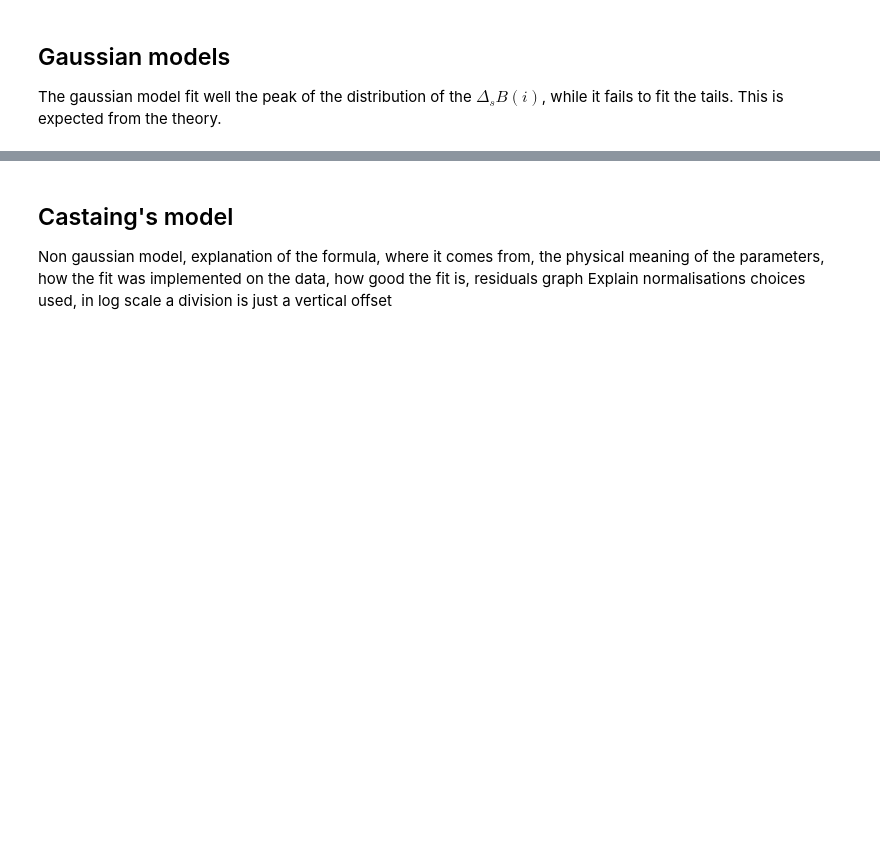
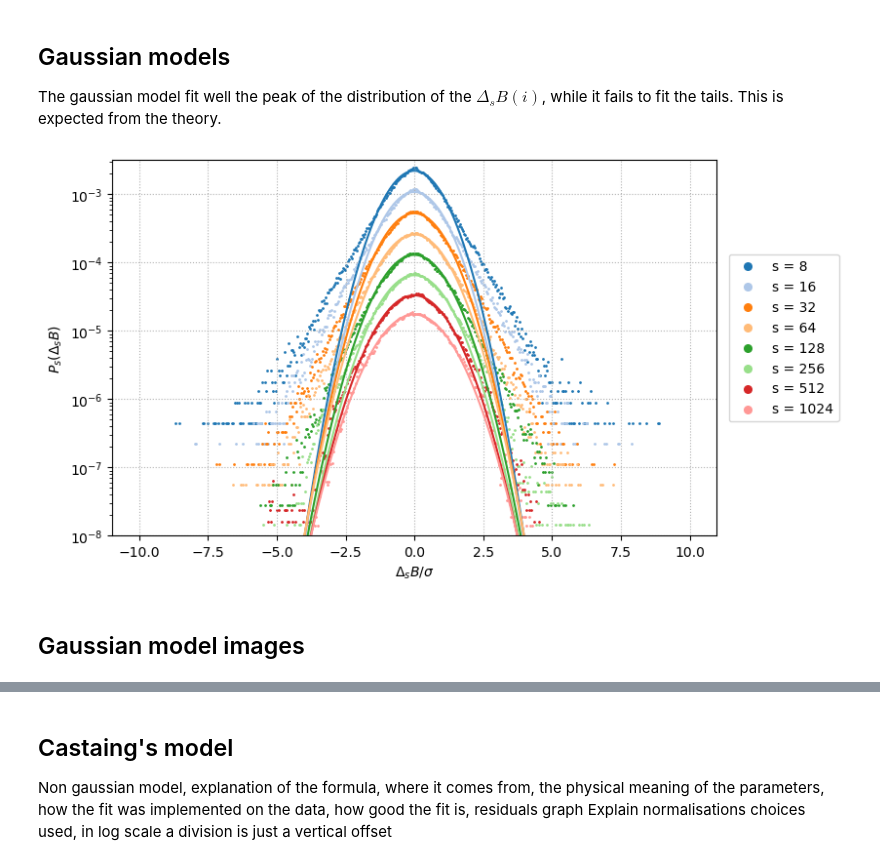
Before and after one commit to threeblueonebrowneyes/Critical-Scale-Invariance-Heart-Rate, a Jupyter notebook: Critical Scale Invariance Presentation.ipynb, the cells around one changed output, grey strips where cells are left out. Cells and saved outputs as stored; diff of their text form; code cells hidden in the pictures; blank space fills up the shorter version.

```diff
--- a/Critical Scale Invariance Presentation.ipynb
+++ b/Critical Scale Invariance Presentation.ipynb
@@ -318,6 +322,41 @@ Following the steps of the paper we fit the Gaussian's and Castaing's model to o
 # %% [markdown]
 ## Gaussian models
 The gaussian model fit well the peak of the distribution of the $\Delta_s B(i)$, while it fails to fit the tails. This is expected from the theory.
+# %%
+def gaus(x, mu, sigma, A):
+    return A/np.sqrt(2*np.pi*sigma**2)*np.exp(-(x - mu)**2 / (2*sigma**2))
+# %%
+fig=plt.figure(figsize=(8,5))
+for i, DBs in enumerate(list_Delta_B):
+    counts, edges=np.histogram(DBs, bins=int(np.sqrt(DBs.size)), range=(-10, 10))
+    bin_cen=(edges[1:]+edges[:-1])/2
+
+    popt, pcov = curve_fit(gaus , bin_cen, counts/(S[i]*len(DBs)), p0=[1,1,1])
+
+    x = np.linspace(-5, 5, 100)
+    plt.plot(x, gaus(x, *popt), color=colors[i])
+
+    plt.scatter(bin_cen, counts/(S[i]*len(DBs)), s=1, color=colors[i], label=f's = {S[i]}')
+
+
+plt.yscale('log')
+plt.ylim(1e-8, 10**(-2.5))
+plt.ylabel(r'$P_s(\Delta_s B)$')
+plt.xlabel(r'$\Delta_s B/\sigma$')
+plt.legend(bbox_to_anchor=(1.02, 0.75), loc='upper left', borderaxespad=0)
+lgnd=plt.legend(bbox_to_anchor=(1.02, 0.75), loc='upper left', borderaxespad=0)
+
+#change the marker size manually for both lines
+for legendHandles in lgnd.legendHandles:
+    legendHandles._sizes = [30]
+
+plt.grid(linestyle='dotted')
+#plt.savefig(f'Gaussian_fit_{database}.png', bbox_inches='tight')
+plt.show()
+# %% [output]
+[figure, added]
+# %% [markdown]
+## Gaussian model images
 # %% [markdown]
 <table><tr>
     <td><figure><img src="images/Gaussian_fit_Fantasia.png" alt="fantasia" style="width:100%">
```
Also changed, not shown: parts of 25 cells of this notebook, 1 other file.
